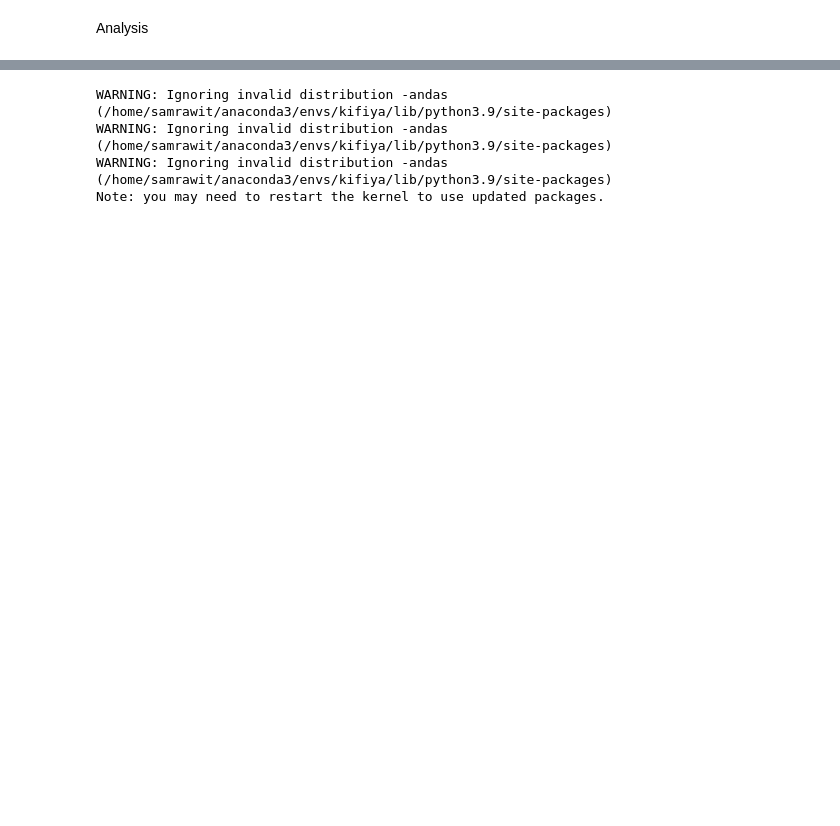
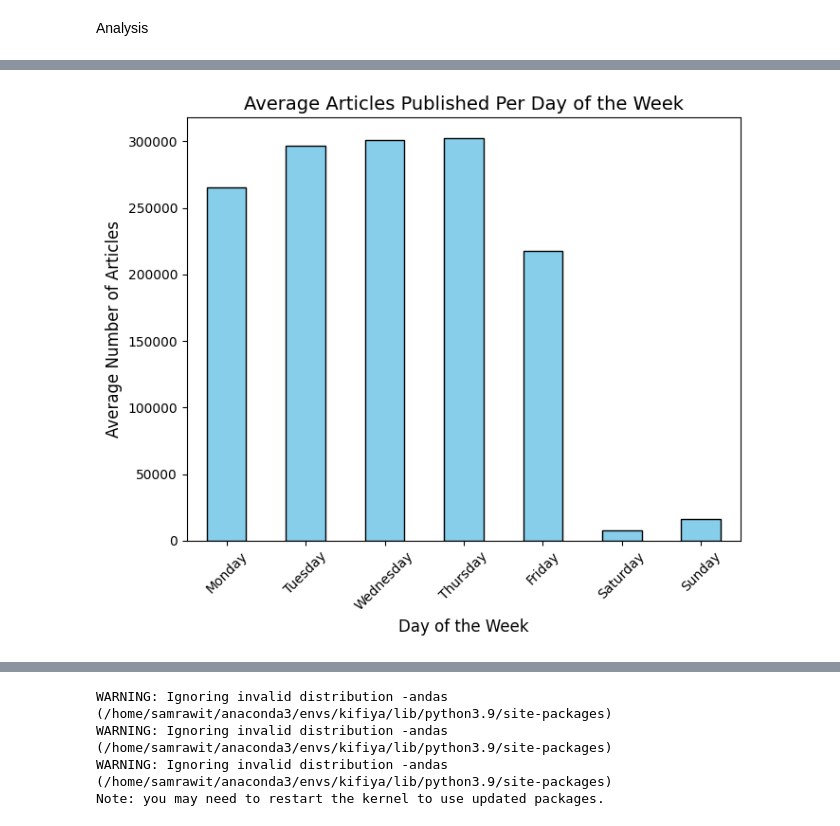
Before and after one commit to SamrawitMM/NovaSentimentAnalytics, a Jupyter notebook: notebooks/main.ipynb, the cells around one changed output, grey strips where cells are left out. Cells and saved outputs as stored; diff of their text form; code cells hidden in the pictures; blank space fills up the shorter version.

```diff
--- a/notebooks/main.ipynb
+++ b/notebooks/main.ipynb
@@ -464,0 +186,4 @@ plot_articles_trends(articles_per_day_avg, articles_per_year_avg)
+# %%
+plot_articles_per_day(articles_per_day_avg)
+# %% [output]
+[figure, added]
```
Also changed, not shown: parts of 121 cells of this notebook, 3 other files.
